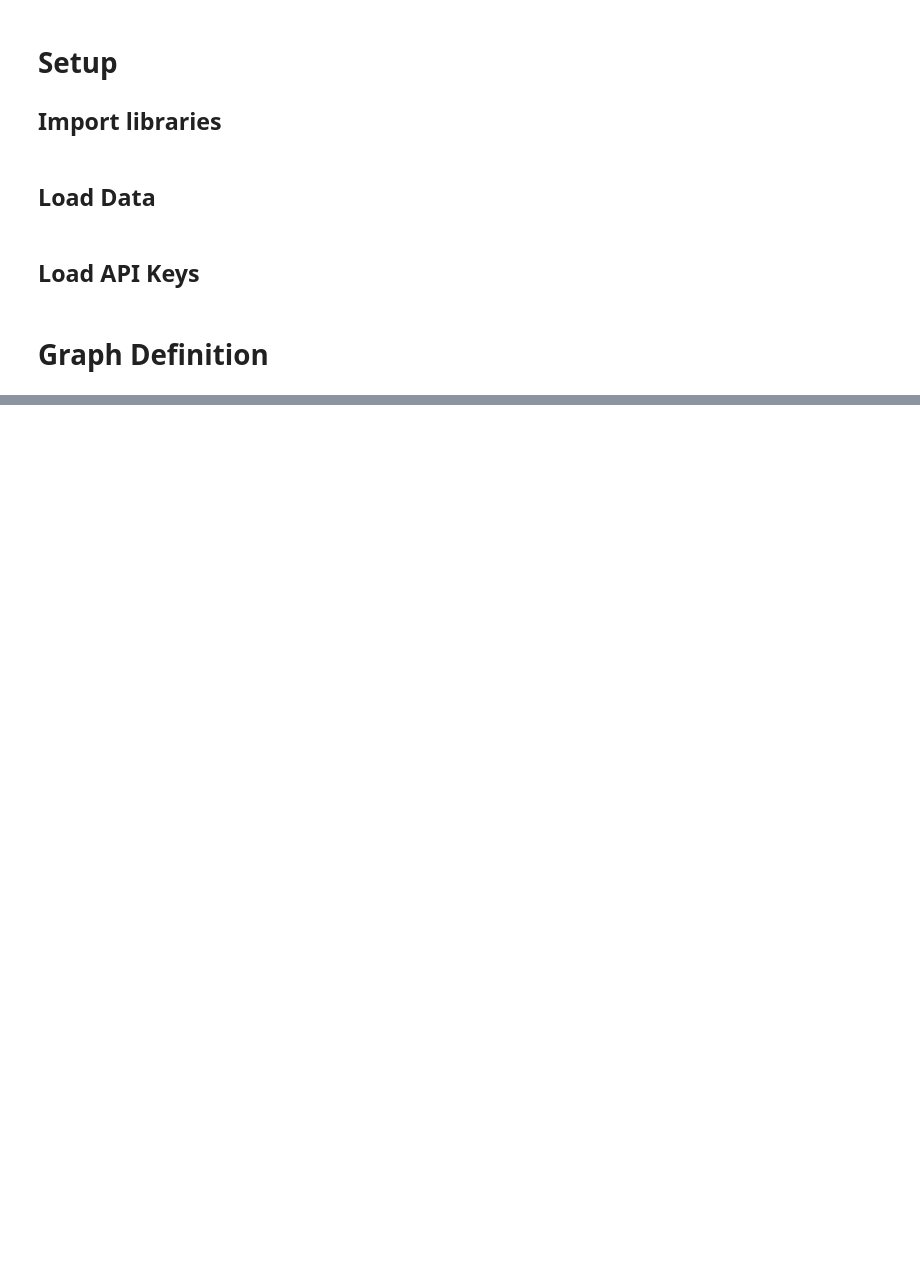
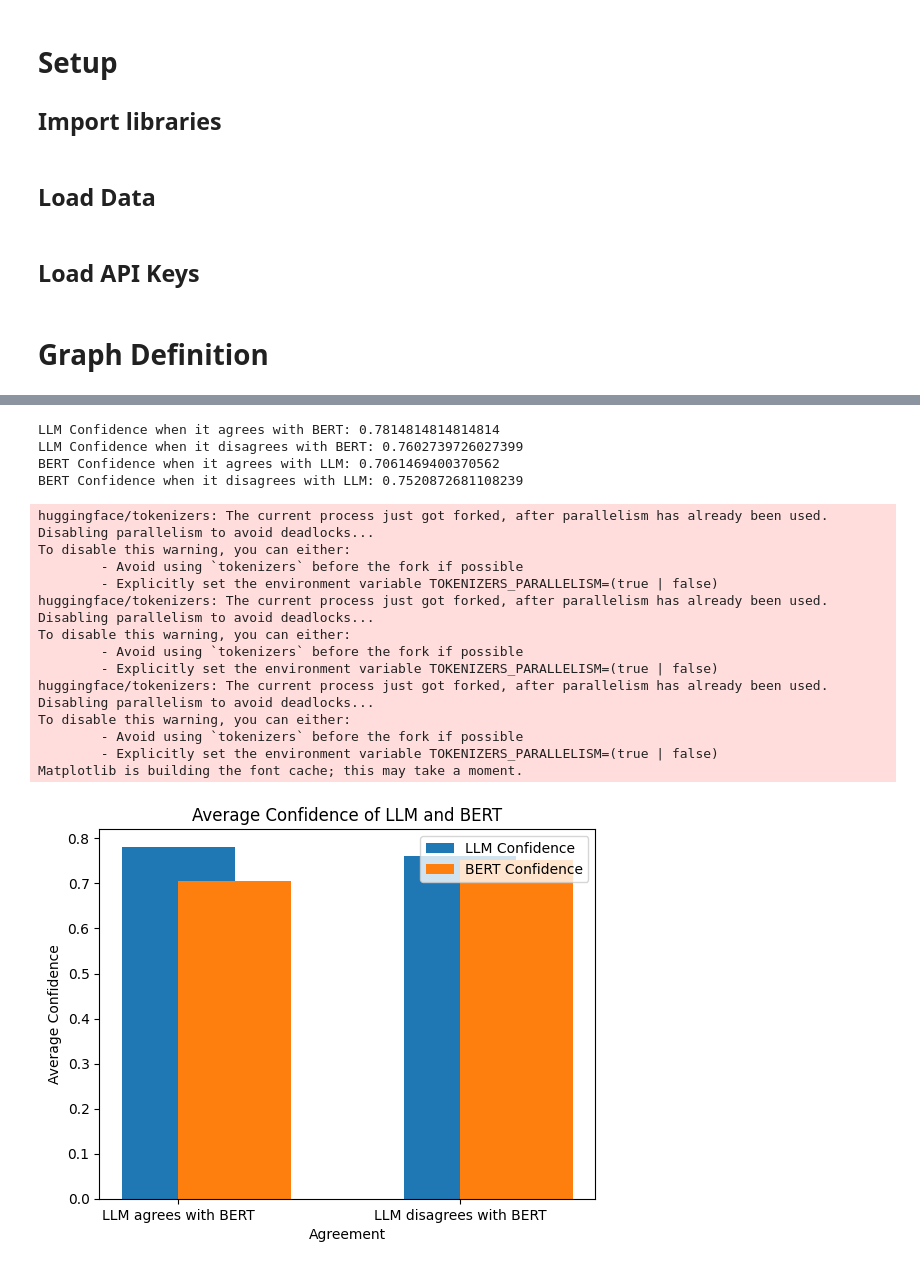
Before and after one commit to FinlayDuff/Dissertation, a Jupyter notebook: notebooks/baseline/zero_shot.ipynb, the cells around one changed output, grey strips where cells are left out. Saved outputs shown, nothing was run; the diff lists cells and outputs as text; code cells hidden in the pictures; blank space fills up the shorter version.

```diff
--- a/notebooks/baseline/zero_shot.ipynb
+++ b/notebooks/baseline/zero_shot.ipynb
@@ -76,0 +96,2 @@ https://smith.langchain.com/o/7ade50a2-3a1f-5106-9003-6a8cfb7b3652/datasets/ffa2
+# %%
+example = articles[0]
@@ -76,0 +154,3 @@ https://smith.langchain.com/o/7ade50a2-3a1f-5106-9003-6a8cfb7b3652/datasets/ffa2
+# %%
+article_content = articles_df.loc[articles_df.article_title == 'Al-Nusra Spokesman Son 20 Terrorists Killed in Idleb Strikes']['article_content'].iloc[0]
+pipe(article_content)
@@ -76,0 +159,8 @@ https://smith.langchain.com/o/7ade50a2-3a1f-5106-9003-6a8cfb7b3652/datasets/ffa2
+# %%
+import json
+
+# run_name = 'results/2024-12-29T17:43:02.244981_experiment_f81eac67-a503-4230-9e5d-9cded133ab8e.json'
+run_name = "results/2025-01-04T12:09:48.297232_experiment_10b240cf-ea13-4c6b-a80d-8e59a4d9f540.json"
+# Reading a JSON file
+with open(run_name, 'r') as file:
+    data = json.load(file)
@@ -76,0 +239,59 @@ https://smith.langchain.com/o/7ade50a2-3a1f-5106-9003-6a8cfb7b3652/datasets/ffa2
+# %%
+df['bert_prediction'] = df['bert_prediction'].map({'BIASED': 0.0, 'NEUTRAL': 1.0})
+# %%
+# Calculate the average LLM confidence when it agrees with BERT
+llm_confidence_agreement = df[df['llm_prediction'] == df['bert_prediction']]['llm_confidence'].mean()
+
+# Calculate the average LLM confidence when it disagrees with BERT
+llm_confidence_disagreement = df[df['llm_prediction'] != df['bert_prediction']]['llm_confidence'].mean()
+
+print(f"LLM Confidence when it agrees with BERT: {llm_confidence_agreement}")
+print(f"LLM Confidence when it disagrees with BERT: {llm_confidence_disagreement}")
+# Calculate the average BERT confidence when it agrees with LLM
+bert_confidence_agreement = df[df['llm_prediction'] == df['bert_prediction']]['bert_confidence'].mean()
+
+# Calculate the average BERT confidence when it disagrees with LLM
+bert_confidence_disagreement = df[df['llm_prediction'] != df['bert_prediction']]['bert_confidence'].mean()
+
+print(f"BERT Confidence when it agrees with LLM: {bert_confidence_agreement}")
+print(f"BERT Confidence when it disagrees with LLM: {bert_confidence_disagreement}")
+import matplotlib.pyplot as plt
+
+# Plot the average confidence when LLM agrees vs disagrees with BERT
+labels = ['LLM agrees with BERT', 'LLM disagrees with BERT']
+llm_confidences = [llm_confidence_agreement, llm_confidence_disagreement]
+bert_confidences = [bert_confidence_agreement, bert_confidence_disagreement]
+
+x = range(len(labels))
+
+fig, ax = plt.subplots()
+ax.bar(x, llm_confidences, width=0.4, label='LLM Confidence', align='center')
+ax.bar(x, bert_confidences, width=0.4, label='BERT Confidence', align='edge')
+
+ax.set_xlabel('Agreement')
+ax.set_ylabel('Average Confidence')
+ax.set_title('Average Confidence of LLM and BERT')
+ax.set_xticks(x)
+ax.set_xticklabels(labels)
+ax.legend()
+
+plt.show()
+# %% [output]
+LLM Confidence when it agrees with BERT: 0.7814814814814814
+LLM Confidence when it disagrees with BERT: 0.7602739726027399
+BERT Confidence when it agrees with LLM: 0.7061469400370562
+BERT Confidence when it disagrees with LLM: 0.7520872681108239
+huggingface/tokenizers: The current process just got forked, after parallelism has already been used. Disabling parallelism to avoid deadlocks...
+To disable this warning, you can either:
+        - Avoid using `tokenizers` before the fork if possible
+        - Explicitly set the environment variable TOKENIZERS_PARALLELISM=(true | false)
+huggingface/tokenizers: The current process just got forked, after parallelism has already been used. Disabling parallelism to avoid deadlocks...
+To disable this warning, you can either:
+        - Avoid using `tokenizers` before the fork if possible
+        - Explicitly set the environment variable TOKENIZERS_PARALLELISM=(true | false)
+huggingface/tokenizers: The current process just got forked, after parallelism has already been used. Disabling parallelism to avoid deadlocks...
+To disable this warning, you can either:
+        - Avoid using `tokenizers` before the fork if possible
+        - Explicitly set the environment variable TOKENIZERS_PARALLELISM=(true | false)
+Matplotlib is building the font cache; this may take a moment.
+[figure, added]
```
Also changed, not shown: parts of 17 cells of this notebook, 12 other files.
